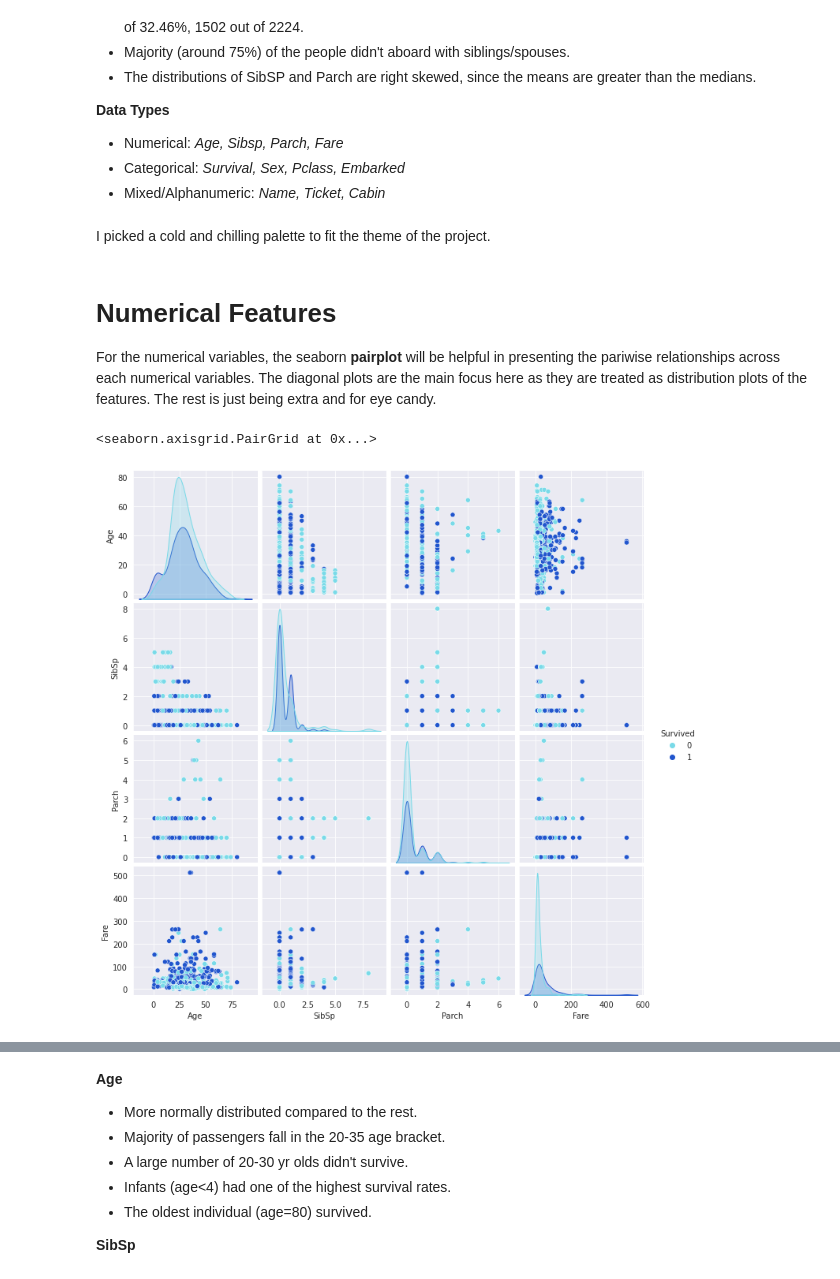
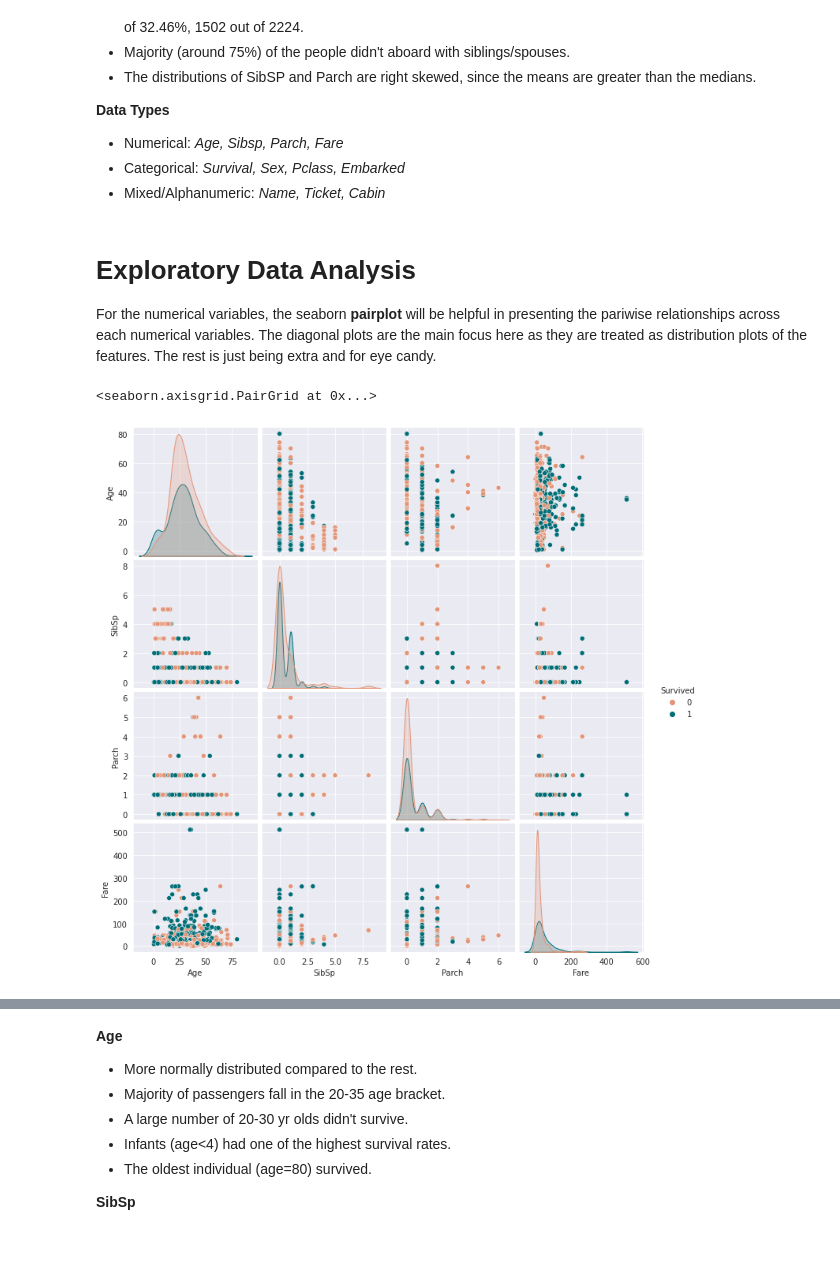
Before and after one commit to KenshiDragon/Attack_on_Titanic-EDA-and-Modelling, a Jupyter notebook: attack-on-titanic-solution-no-data-leakage.ipynb, the cells around one changed output, grey strips where cells are left out. Saved outputs shown, nothing was run; the diff lists cells and outputs as text; code cells hidden in the pictures; blank space fills up the shorter version.

```diff
--- a/attack-on-titanic-solution-no-data-leakage.ipynb
+++ b/attack-on-titanic-solution-no-data-leakage.ipynb
@@ -130,27 +130,27 @@ train_df.describe()
 - Numerical: *Age, Sibsp, Parch, Fare*
 - Categorical: *Survival, Sex, Pclass, Embarked*
 - Mixed/Alphanumeric: *Name, Ticket, Cabin*
-# %% [markdown]
-I picked a cold and chilling palette to fit the theme of the project.
 # %%
 # Create and set palette
-colors = ['#79DAE8', '#2155CD']
+colors = ['#006D77', '#83C5BE', '#EDF6F9', '#FFDDD2', '#E29578']
 sns.set_palette(sns.color_palette(colors))
 # %% [markdown]
-# Numerical Features
+# Exploratory Data Analysis
 For the numerical variables, the seaborn **pairplot** will be helpful in presenting the pariwise relationships across each numerical variables. The diagonal plots are the main focus here as they are treated as distribution plots of the features. The rest is just being extra and for eye candy.
+# %%
+survived=['#E29578', '#006D77']
 # %%
 # Separate the training set into groups of numerical and categorical variables.
 # Don't worry, the 'Survived' was only included in the numerical category so we can use it to classify the features when we create the pairplot
 df_num = train_df[['Age', 'Survived', 'SibSp', 'Parch', 'Fare']]
 df_cat = train_df[['Survived', 'Pclass', 'Sex', 'Embarked']]
 
 # Classify by 'Survived'
 sns.set_style('darkgrid')
-sns.pairplot(df_num, hue='Survived')
+sns.pairplot(df_num, hue='Survived', palette=survived)
 # %% [output]
 <seaborn.axisgrid.PairGrid at 0x...>
-[figure, old version]
+[figure, new version]
 # %%
 fig= plt.figure(figsize=(15, 5))
 
```
Also changed, not shown: parts of 91 cells of this notebook.
